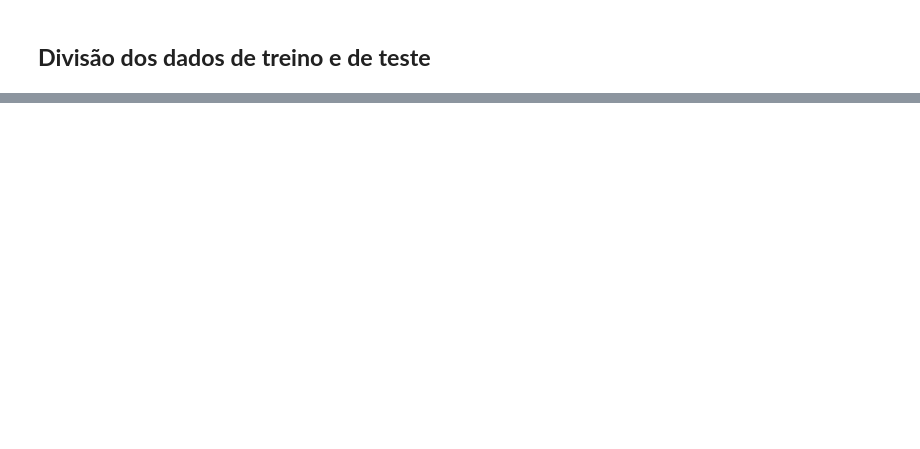
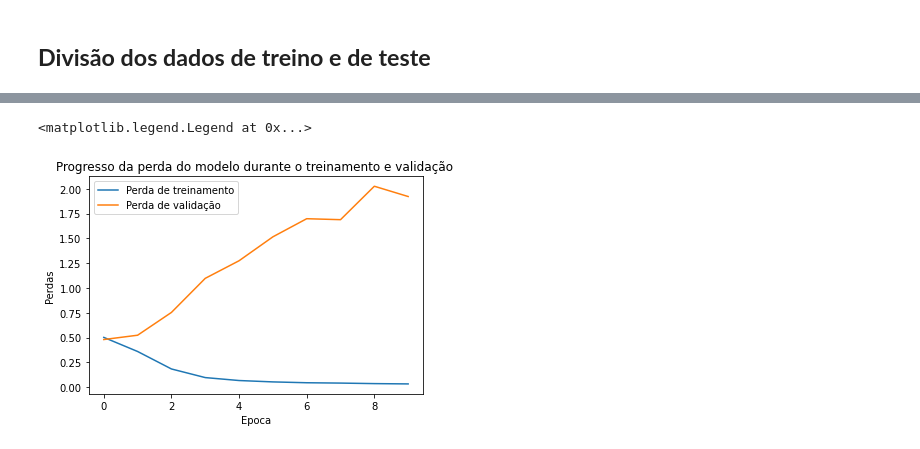
Before and after one commit to LaisFSGomes/Classificacao-de-Sentimentos-com-CNN, a Jupyter notebook: Classificação_de_Sentimentos_usando_Redes_Neurais_Convolucionais.ipynb, the cells around one changed output, grey strips where cells are left out. Drawn from its saved outputs; the diff is of its cells as text; code cells hidden in the pictures; blank space fills up the shorter version.

```diff
--- a/Classificação_de_Sentimentos_usando_Redes_Neurais_Convolucionais.ipynb
+++ b/Classificação_de_Sentimentos_usando_Redes_Neurais_Convolucionais.ipynb
@@ -283,0 +290,8 @@ class DCNN (tf.keras.Model):
+# %%
+emb_dim = 200
+nb_filters = 100 #trabalhar com 100 filtros (300 filtros)
+ffn_units = 256 #quantidade de neurônios na camada oculta
+batch_size = 64 #fazer o ajuste dos pesos em 64 e 64 registros
+nb_classes = 2 #quantidade de classes
+dropout_rate = 0.2
+nb_epochs = 10
@@ -283,0 +300,4 @@ class DCNN (tf.keras.Model):
+# %%
+Dcnn = DCNN(vocab_size=vocab_size, emb_dim=emb_dim, nb_filters=nb_filters, ffn_units=ffn_units, nb_classes=nb_classes, dropout_rate=dropout_rate)
+# %%
+Dcnn.compile(loss='binary_crossentropy', optimizer='adam', metrics=['accuracy'])
@@ -283,0 +393,10 @@ class DCNN (tf.keras.Model):
+# %%
+plt.plot(history.history['loss'])
+plt.plot(history.history['val_loss'])
+plt.title('Progresso da perda do modelo durante o treinamento e validação ')
+plt.xlabel('Epoca')
+plt.ylabel('Perdas')
+plt.legend(['Perda de treinamento', 'Perda de validação'])
+# %% [output]
+<matplotlib.legend.Legend at 0x...>
+[figure, added]
```
Also changed, not shown: parts of 36 cells of this notebook.
